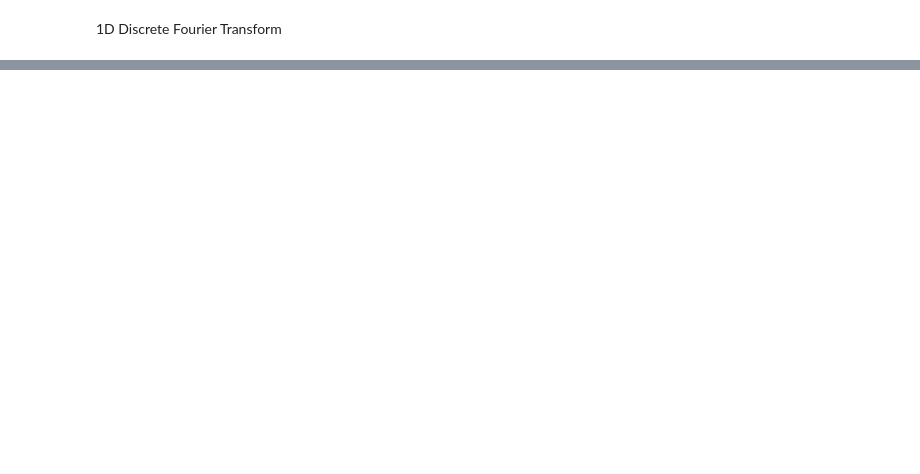
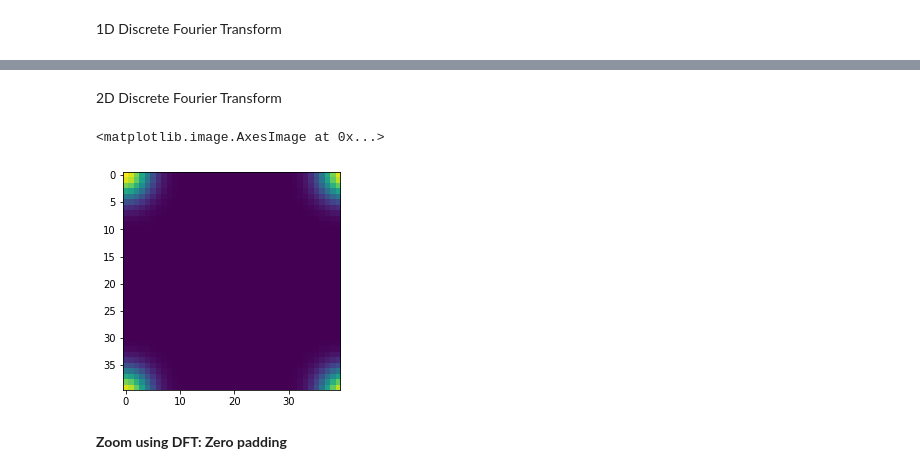
Before and after one commit to bgalerne/M1MAS_Stat_Images, a Jupyter notebook: TP_Fourier_1D_2D.ipynb, the cells around one changed output, grey strips where cells are left out. Drawn from its saved outputs; the diff is of its cells as text; code cells hidden in the pictures; blank space fills up the shorter version.

```diff
--- a/TP_Fourier_1D_2D.ipynb
+++ b/TP_Fourier_1D_2D.ipynb
@@ -8,2 +6,29 @@ ModuleNotFoundError: ignored
 # %% [markdown]
 1D Discrete Fourier Transform
+# %%
+def f(x):
+  x = x %(2*np.pi)
+  out = (x>=np.pi/2)*(x<3/5*np.pi)
+  return(out)
+
+
+xx = np.linspace(0,2*np.pi, 10**3)
+plt.plot(xx,f(xx))
+plt.title('Fonction f')
+
+N = 256
+u = f(np.arange(256)*2*np.pi/N)
+
+plt.figure()
+plt.plot(u)
+plt.title('Signal u')
+
+tfu = np.fft.fft(u)
+plt.figure()
+fig, axes = plt.subplots(nrows=1, ncols=2)
+axes[0].plot(np.abs(tfu))
+axes[0].set_title('module de u')
+axes[1].plot(np.angle(tfu))
+axes[0].set_title('phase de u')
+
+#TODO: Use fftshift to improve the plot
@@ -9,0 +41,25 @@ ModuleNotFoundError: ignored
+# %% [markdown]
+2D Discrete Fourier Transform
+# %%
+#TODO
+def convolfft2(u,v):
+  #TODO
+  w = v
+  return(v)
+
+def gaussianblur(u, sigma):
+  s = int(np.ceil(4*sigma))
+  kernel = np.zeros(2*s+1)
+  for t in np.arange(-s,s+1):
+    kernel[t] = np.exp(-t**2/(2*sigma**2))
+  kernel /= sum(kernel)
+  gausskernel = np.zeros(u.shape)
+  for t1 in np.arange(-s,s+1):
+    for t2 in np.arange(-s,s+1):
+      gausskernel[t1,t2] = kernel[t1]*kernel[t2]
+  return(convolfft2(u,gausskernel))
+# %% [output]
+<matplotlib.image.AxesImage at 0x...>
+[figure, added]
+# %% [markdown]
+**Zoom using DFT: Zero padding**
```
Also changed, not shown: parts of 6 cells of this notebook.
